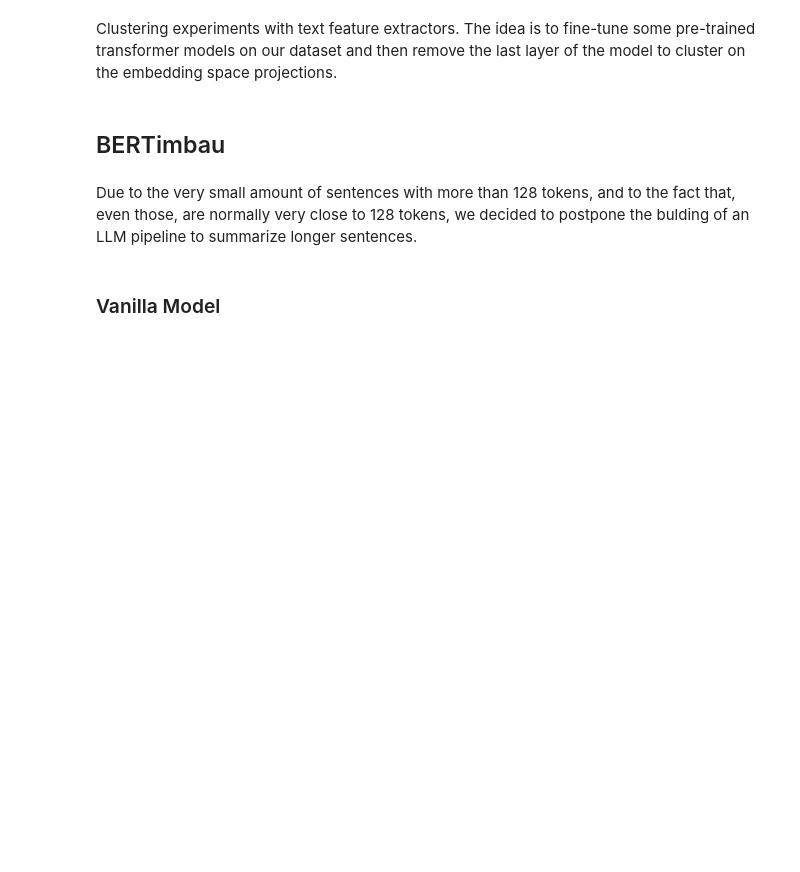
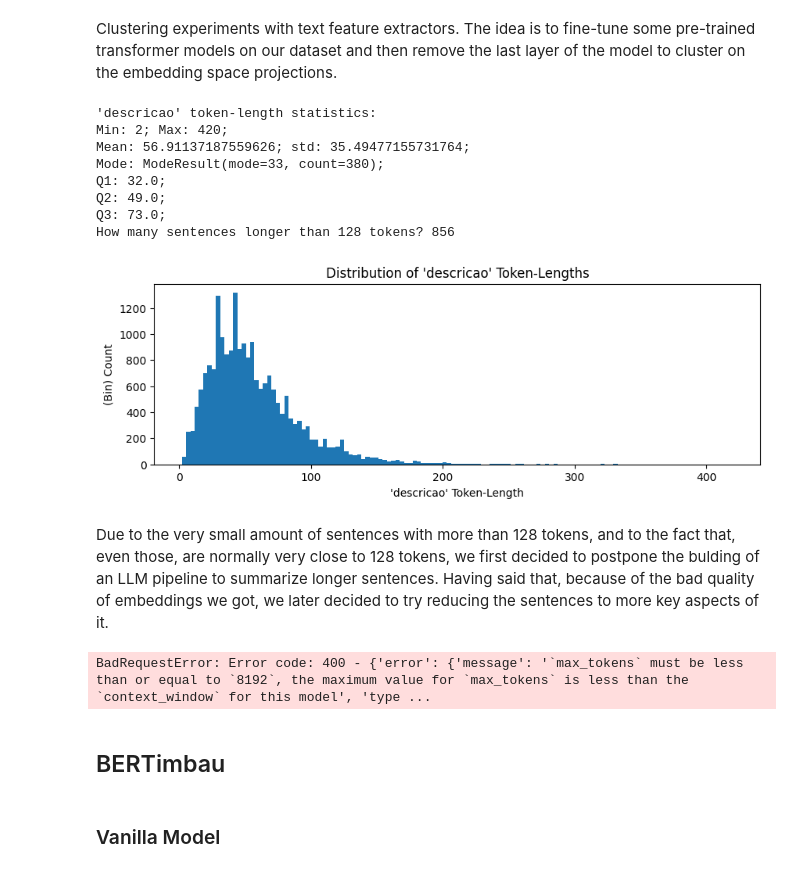
Before and after one commit to Luizerko/indigenous_clusters_and_communities, a Jupyter notebook: tainacan_collection/language_based/language_clustering.ipynb, the cells around one changed output. Cells and saved outputs as stored; diff of their text form; code cells hidden in the pictures; blank space fills up the shorter version.

```diff
--- a/tainacan_collection/language_based/language_clustering.ipynb
+++ b/tainacan_collection/language_based/language_clustering.ipynb
@@ -56,37 +60,45 @@ from language_training_utils import *
 # Language Clustering
 # %% [markdown]
 Clustering experiments with text feature extractors. The idea is to fine-tune some pre-trained transformer models on our dataset and then remove the last layer of the model to cluster on the embedding space projections.
-# %% [markdown]
-## BERTimbau
 # %%
 # Studying the distribution of sentence token-lengths on dataframe 'descricao' to make a
 # decision regarding the max sequence length to use for models (also with memory restrictions)
 sentence_list = list(ind_df['descricao'].dropna())
-tokenizer = AutoTokenizer.from_pretrained('neuralmind/bert-base-portuguese-cased', \
+tokenizer = AutoTokenizer.from_pretrained('neuralmind/bert-large-portuguese-cased', \
                                           do_lower_case=False)
 token_lengths = [len(tokenizer.tokenize(sentence)) for sentence in sentence_list]
 token_lengths = np.array(token_lengths)
 
 # Printing statistics and finding out that, given the small amount of sentences with more than
 # 128 tokens, maybe we don't need to run an entire LLM pipeline to reduce sentence lengths.
 # Having said that, sequence length of 64 is pretty tight and would make us lose around 30%
 # of our data with no LLM pipeline to reduce sentences
 print("'descricao' token-length statistics:")
 print(f"""Min: {np.min(token_lengths)}; Max: {np.max(token_lengths)};
 Mean: {np.mean(token_lengths)}; std: {np.std(token_lengths)};
 Mode: {stats.mode(token_lengths)};
 Q1: {np.quantile(token_lengths, 0.25)};
 Q2: {np.quantile(token_lengths, 0.50)};
 Q3: {np.quantile(token_lengths, 0.75)};""")
 print(f"How many sentences longer than 128 tokens? {len(np.where(token_lengths > 128)[0])}\n")
 
 # Plotting distribution
 plt.figure(figsize=(10, 3))
 plt.hist(token_lengths, \
          bins=int(len(np.unique(token_lengths))/2))
 plt.xlabel("'descricao' Token-Length")
 plt.ylabel("(Bin) Count")
 plt.title("Distribution of 'descricao' Token-Lengths")
 plt.show()
+# %% [output]
+'descricao' token-length statistics:
+Min: 2; Max: 420;
+Mean: 56.91137187559626; std: 35.49477155731764;
+Mode: ModeResult(mode=33, count=380);
+Q1: 32.0;
+Q2: 49.0;
+Q3: 73.0;
+How many sentences longer than 128 tokens? 856
+[figure, added]
 # %% [markdown]
-Due to the very small amount of sentences with more than 128 tokens, and to the fact that, even those, are normally very close to 128 tokens, we decided to postpone the bulding of an LLM pipeline to summarize longer sentences.
+Due to the very small amount of sentences with more than 128 tokens, and to the fact that, even those, are normally very close to 128 tokens, we first decided to postpone the bulding of an LLM pipeline to summarize longer sentences. Having said that, because of the bad quality of embeddings we got, we later decided to try reducing the sentences to more key aspects of it.
@@ -92,0 +117,42 @@ Due to the very small amount of sentences with more than 128 tokens, and to the
+# %%
+# Function to load files
+def load_file(file_path):
+    with open(file_path, 'r', encoding='utf-8') as f:
+        return f.read()
+
+# Initializing API client
+groq_key = load_file('../data/groq').strip()
+os.environ['OPENAI_API_KEY'] = groq_key
+client = OpenAI(
+    base_url='https://api.groq.com/openai/v1',
+    api_key=os.environ['OPENAI_API_KEY'],
+)
+
+# Going through sentences, making request for LLM model and rewriting them
+for file in tqdm(os.listdir('../data/raw_descriptions')):
+    descriptions = load_file(os.path.join('../data/raw_descriptions', file))
+    response = client.chat.completions.create(
+        model='meta-llama/llama-4-scout-17b-16e-instruct',
+        messages=[
+            {
+                'role': 'system',
+                'content': "Reduza cada uma das sentenças para até 62 tokens sem modificar seu significado e preservando seus principais termos. Sua resposta deve contar apenas as sentenças reduzidas, uma por linha, sem nenhuma introdução ou saudação.",
+            },
+            {
+                'role': 'user',
+                'content': f'{descriptions}',
+            },
+        ],
+        temperature=0.3,
+        max_tokens=8192,
+    )
+    new_sentences = response.choices[0].message.content.strip()
+
+    with open(os.path.join('../data/summarized_descriptions', file), \
+              'w', encoding='utf-8') as f:
+        f.write(new_sentences)
+
+    # Don't exceeed API's (free) limit
+    time.sleep(15)
+# %% [output]
+BadRequestError: Error code: 400 - {'error': {'message': '`max_tokens` must be less than or equal to `8192`, the maximum value for `max_tokens` is less than the `context_window` for this model', 'type ...
@@ -93,3 +191,5 @@ Due to the very small amount of sentences with more than 128 tokens, and to the
+# %% [markdown]
+## BERTimbau
 # %% [markdown]
 ### Vanilla Model
 # %%
```
Also changed, not shown: parts of 20 cells of this notebook, 4 other files.
